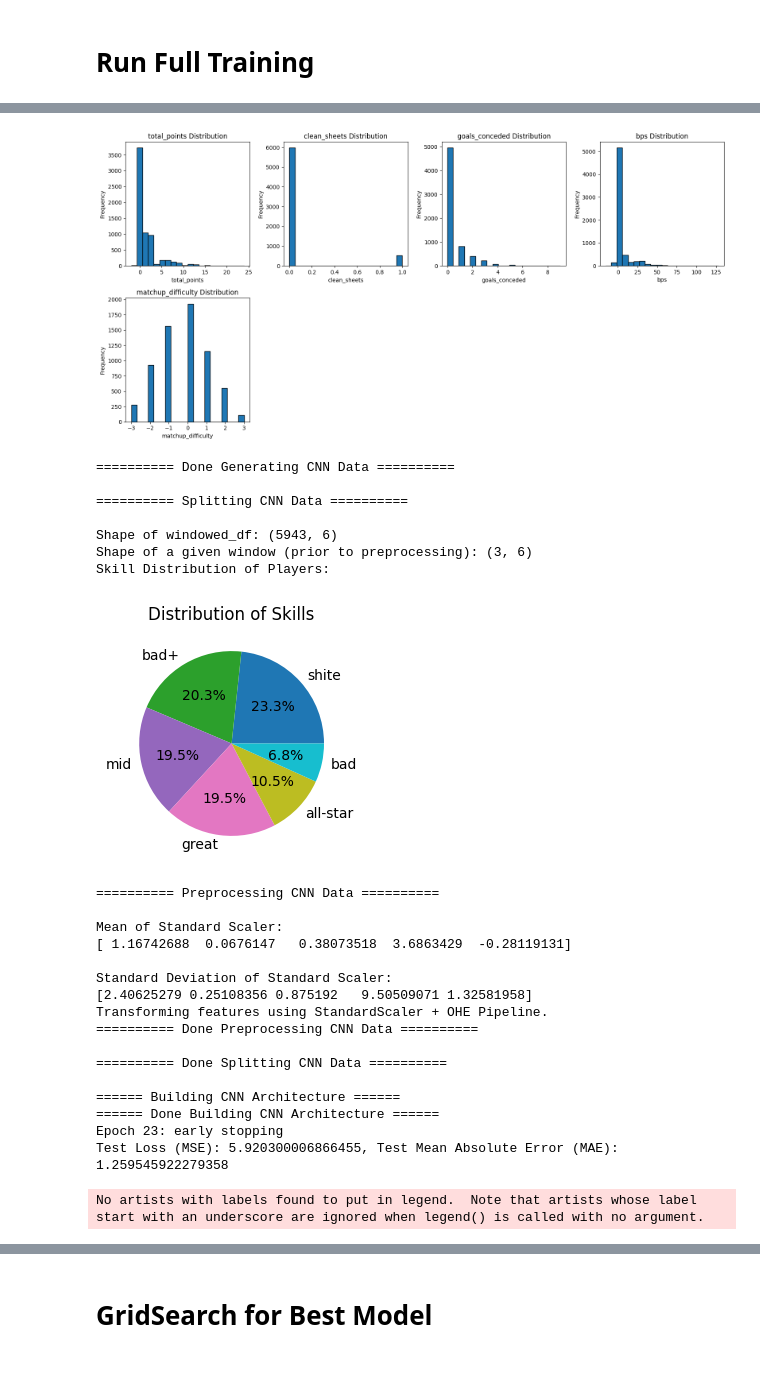
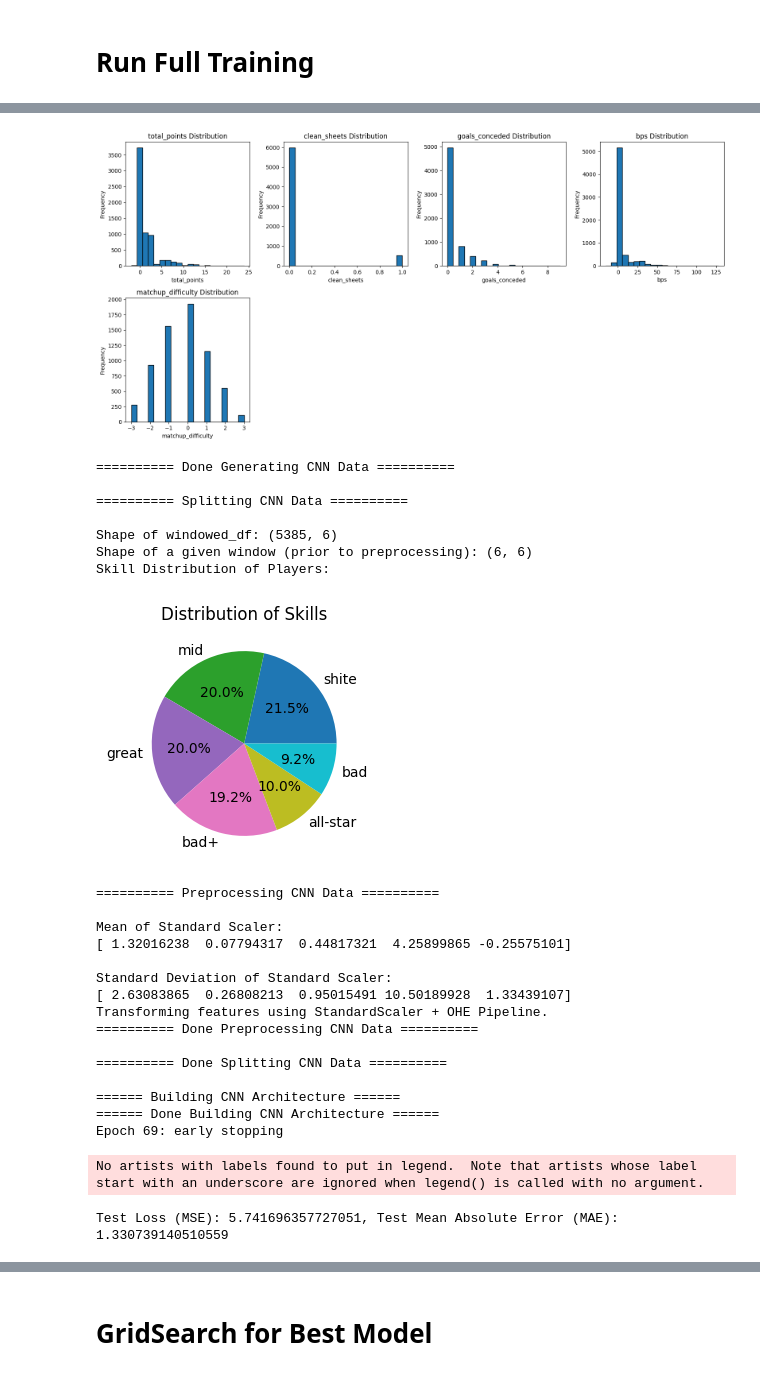
Before and after one commit to danielfrees/mlpremier, a Jupyter notebook: mlpremier/cnn/cnn.ipynb, the cells around one changed output, grey strips where cells are left out. Saved outputs shown, nothing was run; the diff lists cells and outputs as text; code cells hidden in the pictures.

```diff
--- a/mlpremier/cnn/cnn.ipynb
+++ b/mlpremier/cnn/cnn.ipynb
@@ -21,11 +29,6 @@ import random
 # %% [markdown]
 # Run Full Training
 # %%
-STANDARD_NUM_FEATURES = ['minutes', 'goals_scored', 'assists', 'goals_conceded',
-                          'clean_sheets', 'bps', 'yellow_cards', 'red_cards',
-                          'own_goals', 'saves', 'penalties_missed', 'penalties_saved',
-                          'ict_index', 'total_points']
-STANDARD_CAT_FEATURES = []
 SEED = 229
 
 random.seed(SEED)
@@ -34,10 +37,10 @@ np.random.seed(SEED)
 
 DATA_DIR = os.path.join(os.getcwd(), '..', 'data', 'clean_data')
 
-build_train_cnn(DATA_DIR,
+full_cnn_pipeline(DATA_DIR,
                 season = ['2020-21', '2021-22'],
                 position = 'FWD',
-                window_size=3,
+                window_size=6,
                 kernel_size=2,
                 num_filters=64,
                 num_dense=64,
@@ -54,11 +57,12 @@ build_train_cnn(DATA_DIR,
                 loss = 'mse',
                 metrics = ['mae'],
                 verbose = True,
-                regularization = 0.0005,
+                regularization = 0.01,
                 early_stopping = True,
                 tolerance = 1e-5, # only used if early stopping is turned on, threshold to define low val loss decrease
                 patience = 20,   # num of iterations before early stopping bc of low val loss decrease
                 plot = True,
+                draw_model = False,
                 standardize= True,)
 # %% [output]
 ======= Generating CNN Data for Season: ['2020-21', '2021-22'], Position: FWD =======
@@ -68,34 +72,34 @@ Generated windowed dataframe for CNN of shape: (5943, 6).
 Generated combined features dataframe for preprocessing of shape: (6511, 6).
 
 ========== EDA ==========
 Selected Statistics:
       total_points  clean_sheets  goals_conceded         bps  \
 mean      1.352634      0.081554        0.426509    4.387652
 min      -2.000000      0.000000        0.000000  -16.000000
 max      24.000000      1.000000        9.000000  128.000000
 std       2.628695      0.273705        0.917870   10.558473
 
       matchup_difficulty
 mean           -0.254032
 min            -3.000000
 max             3.000000
 std             1.338766
 [figure]
 ========== Done Generating CNN Data ==========
 
 ========== Splitting CNN Data ==========
 
-Shape of windowed_df: (5943, 6)
-Shape of a given window (prior to preprocessing): (3, 6)
+Shape of windowed_df: (5385, 6)
+Shape of a given window (prior to preprocessing): (6, 6)
 Skill Distribution of Players:
-[figure, old version]
+[figure, new version]
 ========== Preprocessing CNN Data ==========
 
 Mean of Standard Scaler:
-[ 1.16742688  0.0676147   0.38073518  3.6863429  -0.28119131]
+[ 1.32016238  0.07794317  0.44817321  4.25899865 -0.25575101]
 
 Standard Deviation of Standard Scaler:
-[2.40625279 0.25108356 0.875192   9.50509071 1.32581958]
+[ 2.63083865  0.26808213  0.95015491 10.50189928  1.33439107]
 Transforming features using StandardScaler + OHE Pipeline.
 ========== Done Preprocessing CNN Data ==========
 
@@ -103,6 +107,6 @@ Transforming features using StandardScaler + OHE Pipeline.
 
 ====== Building CNN Architecture ======
 ====== Done Building CNN Architecture ======
-Epoch 23: early stopping
-Test Loss (MSE): 5.920300006866455, Test Mean Absolute Error (MAE): 1.259545922279358
+Epoch 69: early stopping
 No artists with labels found to put in legend.  Note that artists whose label start with an underscore are ignored when legend() is called with no argument.
+Test Loss (MSE): 5.741696357727051, Test Mean Absolute Error (MAE): 1.330739140510559
```
Also changed, not shown: parts of 21 cells of this notebook, 31 other files.
